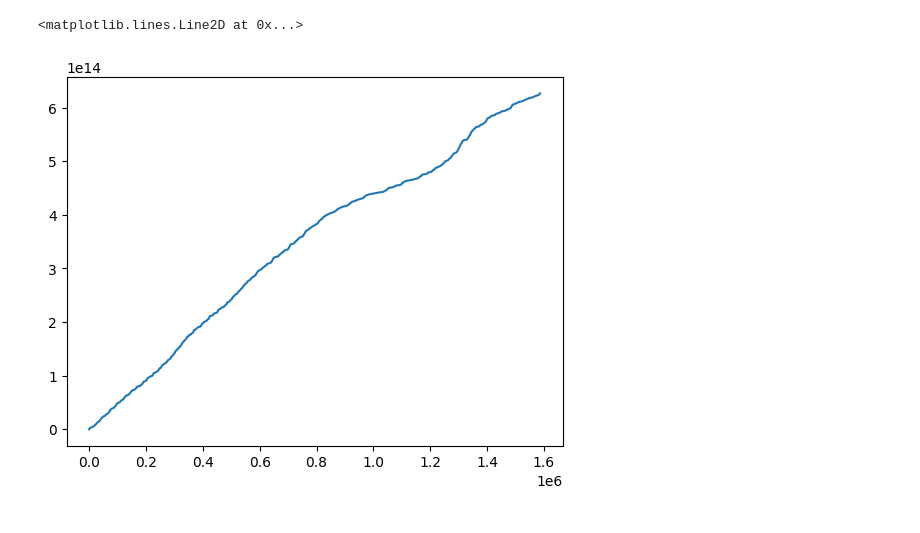
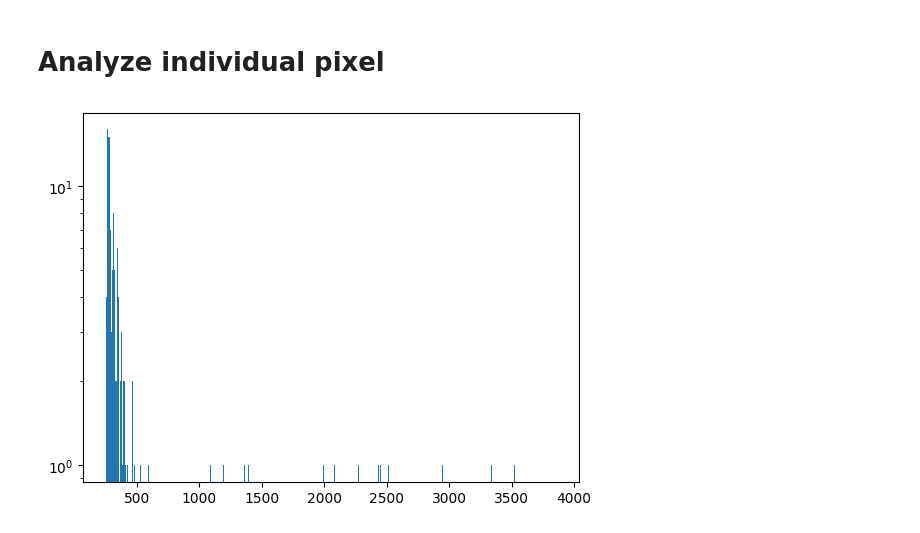
Before and after one commit to MikelElorza/Data-analysis, a Jupyter notebook: Narrow field/Imaging/Imaging_with_markers.ipynb, the cells around one changed output. Drawn from its saved outputs; the diff is of its cells as text; code cells hidden in the pictures.

```diff
--- a/Narrow field/Imaging/Imaging_with_markers.ipynb
+++ b/Narrow field/Imaging/Imaging_with_markers.ipynb
@@ -102,8 +113,9 @@ plt.plot(df['row'])
+# %% [markdown]
+# Analyze individual pixel
 # %%
-d=data[(data['row']==10)&(data['col']==3)]
+d=data[(data['row']==10)&(data['col']==10)]
-# %%
-cs=plt.plot(data['absTimes'])
-np.sum(cs[0])
-# %% [output]
-<matplotlib.lines.Line2D at 0x...>
-[figure, removed]
+# %%
+plt.hist(d['dTimes'],bins=500);
+plt.yscale('log')
+# %% [output]
+[figure, added]
```
Also changed, not shown: parts of 14 cells of this notebook.
